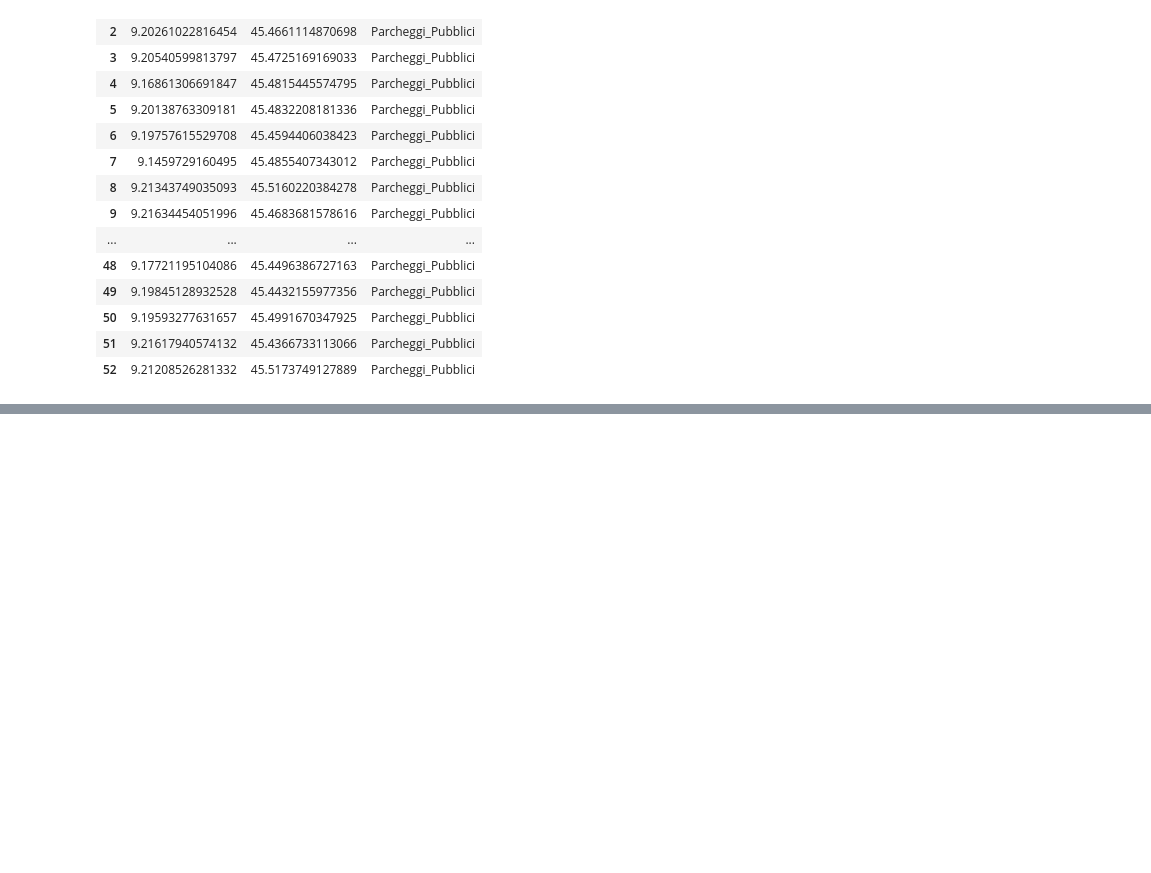
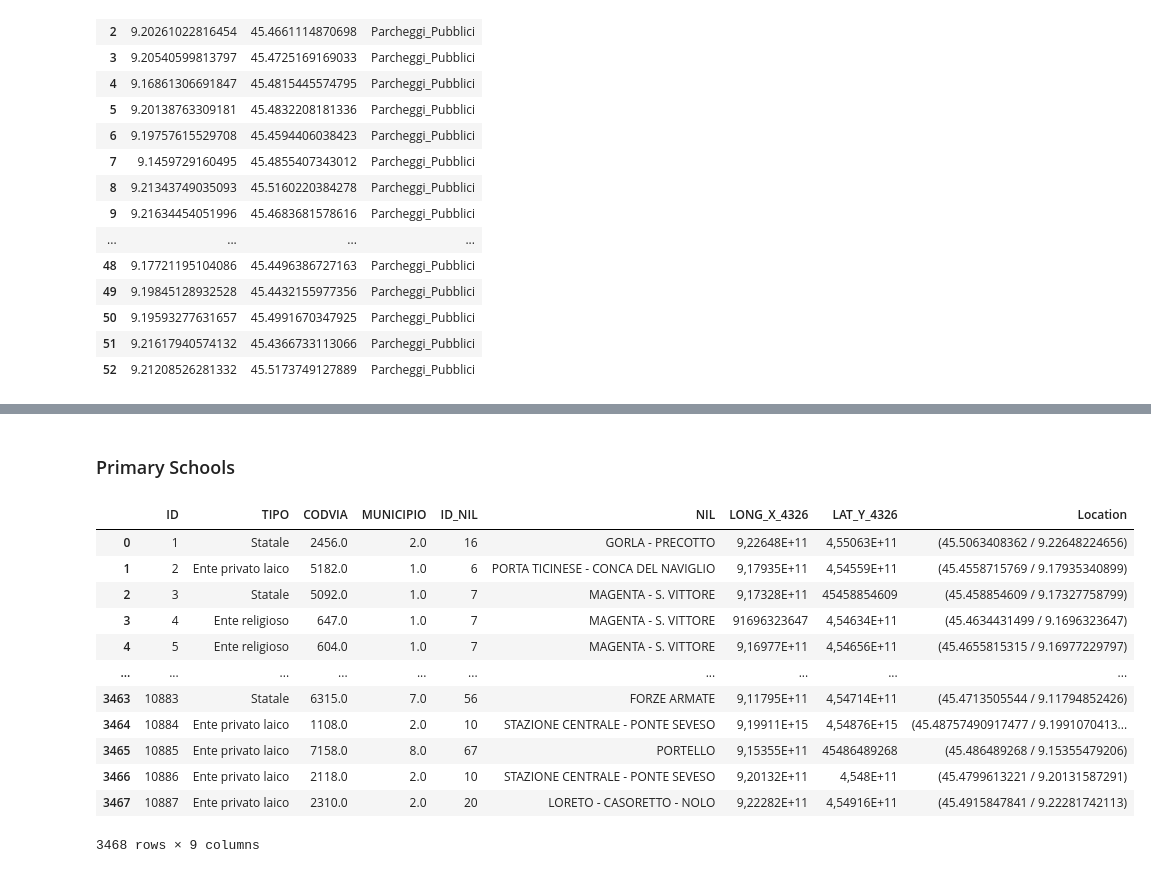
Before and after one commit to EdoPassa/Data_Science_Project_ITS_TTF_2022-23, a Jupyter notebook: Data Mining/dsProject/Data_Mining_Milano.ipynb, the cells around one changed output, grey strips where cells are left out. Saved outputs shown, nothing was run; the diff lists cells and outputs as text; code cells hidden in the pictures; blank space fills up the shorter version.

```diff
--- a/Data Mining/dsProject/Data_Mining_Milano.ipynb
+++ b/Data Mining/dsProject/Data_Mining_Milano.ipynb
@@ -43,14 +43,19 @@ df_parcheggi_pub = pd.read_sql(query_parcheggi_pub,mydb)
 
 query_parcheggi_intrscambio = "Select * from parcheggi_interscambio"
 df_parcheggi_inter = pd.read_sql(query_parcheggi_intrscambio,mydb)
+
 query_scuole_secondarie_milano = "Select * from scuole_secondarie_milano"
 df_scuole_secondarie = pd.read_sql(query_scuole_secondarie_milano,mydb)
+
 query_scuole_primarie_milano = "Select * from scuole_primarie_milano"
-df_scuol_primarie = pd.read_sql(query_scuole_primarie_milano,mydb)
+df_scuole_primarie = pd.read_sql(query_scuole_primarie_milano,mydb)
+
 query_scuole_infanzia_milano = "Select * from scuole_infanzia_milano"
 df_scuole_infanzia = pd.read_sql(query_scuole_infanzia_milano,mydb)
+
 query_ospedali_milano = "select * from ospedali_milano"
 df_ospedali_milano = pd.read_sql(query_ospedali_milano,mydb)
+
 query_svago_milano = "select * from svago_milano"
 df_svago_milano =  pd.read_sql(query_svago_milano,mydb)
 
@@ -245,0 +322,18 @@ df_parcheggi_pub_mod
+# %% [markdown]
+### Primary Schools
+# %%
+df_scuole_primarie
+# %% [output]
+|  | ID | TIPO | CODVIA | MUNICIPIO | ID_NIL | NIL | LONG_X_4326 | LAT_Y_4326 | Location |
+| 0 | 1 | Statale | 2456.0 | 2.0 | 16 | GORLA - PRECOTTO | 9,22648E+11 | 4,55063E+11 | (45.5063408362 / 9.22648224656) |
+| 1 | 2 | Ente privato laico | 5182.0 | 1.0 | 6 | PORTA TICINESE - CONCA DEL NAVIGLIO | 9,17935E+11 | 4,54559E+11 | (45.4558715769 / 9.17935340899) |
+| 2 | 3 | Statale | 5092.0 | 1.0 | 7 | MAGENTA - S. VITTORE | 9,17328E+11 | 45458854609 | (45.458854609 / 9.17327758799) |
+| 3 | 4 | Ente religioso | 647.0 | 1.0 | 7 | MAGENTA - S. VITTORE | 91696323647 | 4,54634E+11 | (45.4634431499 / 9.1696323647) |
+| 4 | 5 | Ente religioso | 604.0 | 1.0 | 7 | MAGENTA - S. VITTORE | 9,16977E+11 | 4,54656E+11 | (45.4655815315 / 9.16977229797) |
+| ... | ... | ... | ... | ... | ... | ... | ... | ... | ... |
+| 3463 | 10883 | Statale | 6315.0 | 7.0 | 56 | FORZE ARMATE | 9,11795E+11 | 4,54714E+11 | (45.4713505544 / 9.11794852426) |
+| 3464 | 10884 | Ente privato laico | 1108.0 | 2.0 | 10 | STAZIONE CENTRALE - PONTE SEVESO | 9,19911E+15 | 4,54876E+15 | (45.48757490917477 / 9.1991070413... |
+| 3465 | 10885 | Ente privato laico | 7158.0 | 8.0 | 67 | PORTELLO | 9,15355E+11 | 45486489268 | (45.486489268 / 9.15355479206) |
+| 3466 | 10886 | Ente privato laico | 2118.0 | 2.0 | 10 | STAZIONE CENTRALE - PONTE SEVESO | 9,20132E+11 | 4,548E+11 | (45.4799613221 / 9.20131587291) |
+| 3467 | 10887 | Ente privato laico | 2310.0 | 2.0 | 20 | LORETO - CASORETTO - NOLO | 9,22282E+11 | 4,54916E+11 | (45.4915847841 / 9.22281742113) |
+3468 rows × 9 columns
```
Also changed, not shown: parts of 21 cells of this notebook.
